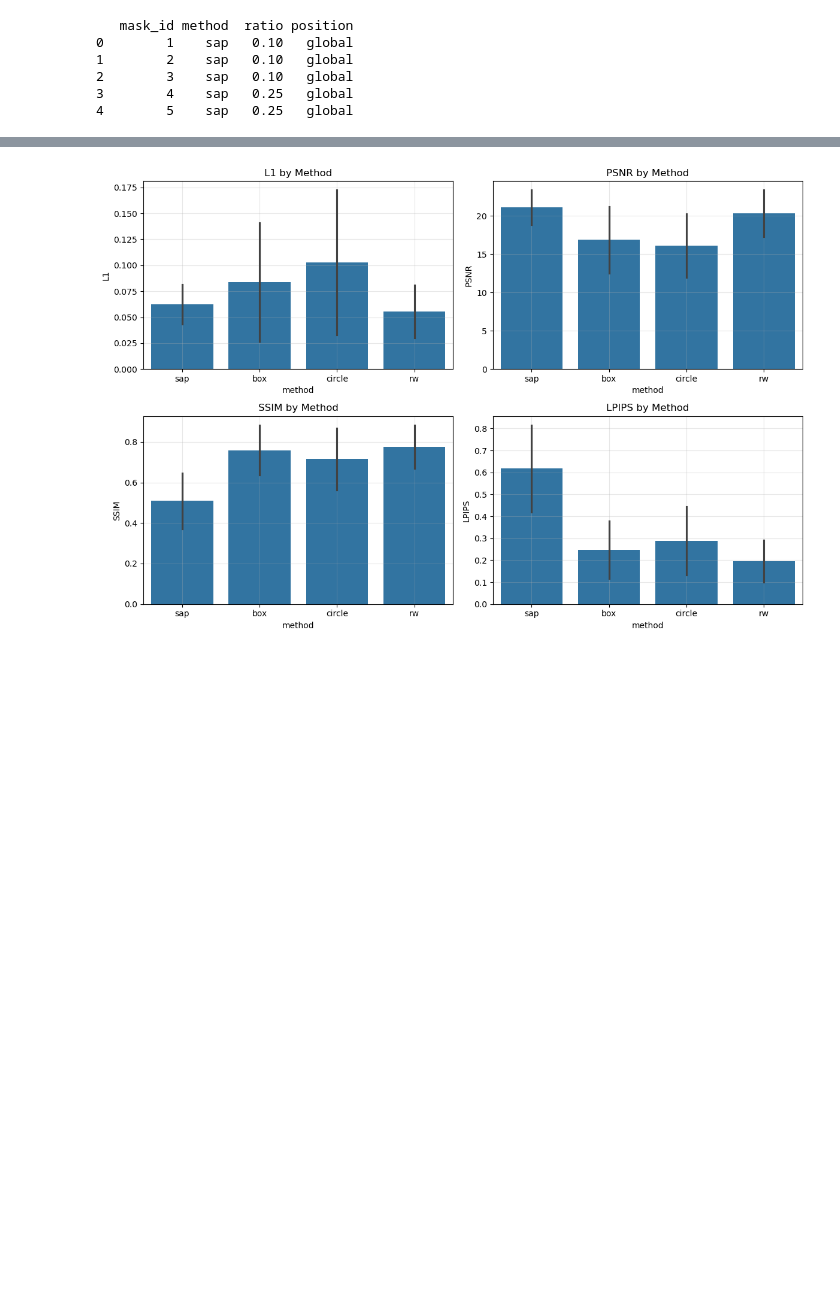
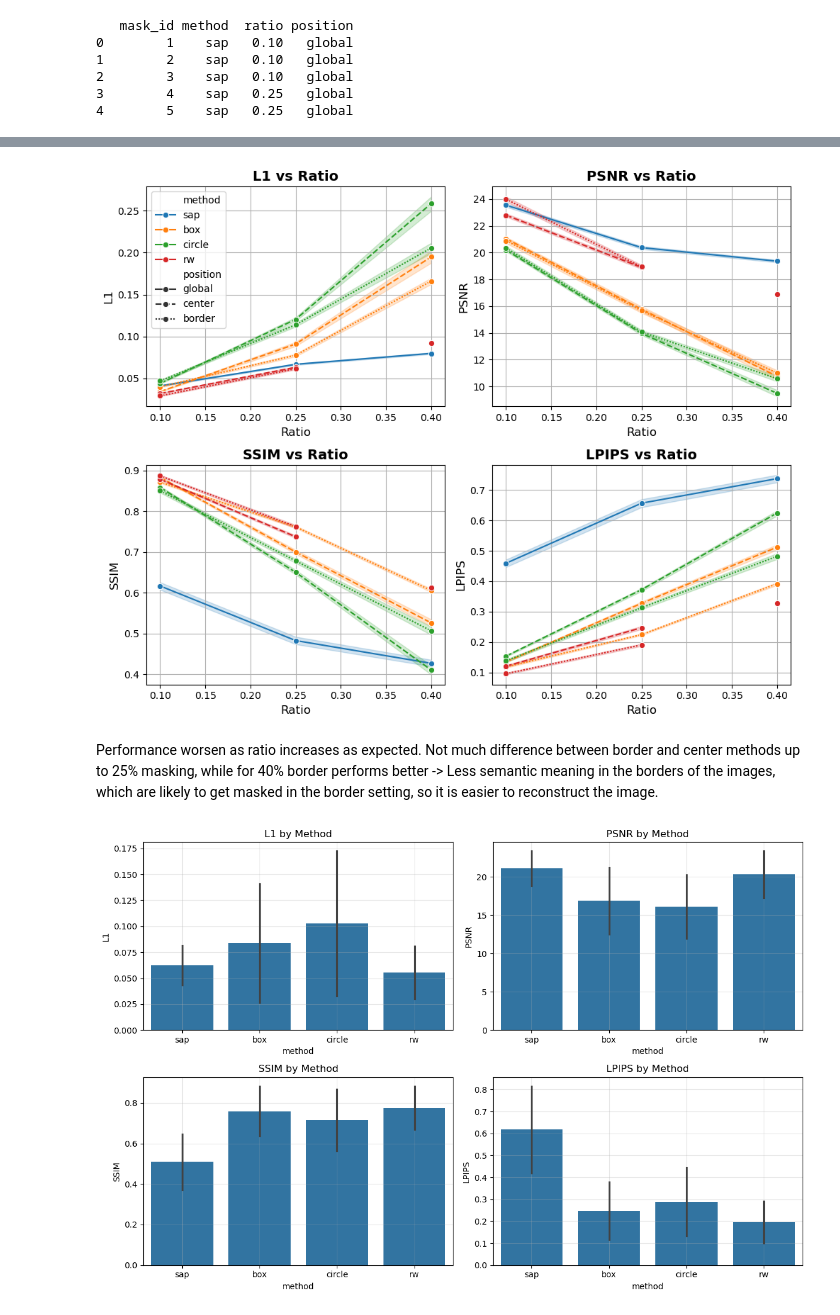
Before and after one commit to Mattia-Ponchio/Vision_Project, a Jupyter notebook: Metrics_analysis.ipynb, the cells around one changed output, grey strips where cells are left out. Saved outputs shown, nothing was run; the diff lists cells and outputs as text; code cells hidden in the pictures; blank space fills up the shorter version.

```diff
--- a/Metrics_analysis.ipynb
+++ b/Metrics_analysis.ipynb
@@ -482,3 +511,62 @@ plot_metric_vs_ratio(df, metric_names)
+# %%
+import matplotlib.pyplot as plt
+import seaborn as sns
+
+def plot_metric_vs_ratio(df, metrics=("L1", "PSNR", "SSIM", "LPIPS")):
+    """
+    Shows how metrics evolve with hole ratio in a compact 2x2 grid.
+    Legend is kept only in the upper-left subplot (first plot).
+    """
+    # Compact figure size
+    fig, axes = plt.subplots(nrows=2, ncols=2, figsize=(10, 8))
+    axes = axes.ravel()
+
+    # Font size configurations
+    TITLE_SIZE = 14
+    LABEL_SIZE = 12
+    TICK_SIZE = 10
+    LEGEND_SIZE = 10
+
+    for idx, metric in enumerate(metrics):
+        ax = axes[idx]
+
+        # Keep legend only for the first plot (idx == 0)
+        show_legend = (idx == 0)
+
+        sns.lineplot(
+            data=df,
+            x="ratio",
+            y=metric,
+            hue="method",
+            style="position",
+            # errorbar="sd",
+            marker="o",
+            legend=show_legend,
+            ax=ax
+        )
+
+        # Apply enlarged font sizes
+        ax.set_title(f"{metric} vs Ratio", fontsize=TITLE_SIZE, fontweight='bold')
+        ax.set_xlabel("Ratio", fontsize=LABEL_SIZE)
+        ax.set_ylabel(metric, fontsize=LABEL_SIZE)
+        ax.tick_params(axis='both', which='major', labelsize=TICK_SIZE)
+
+        # Configure legend font size for upper-left plot
+        if show_legend and ax.get_legend():
+            plt.setp(ax.get_legend().get_texts(), fontsize=LEGEND_SIZE)
+            plt.setp(ax.get_legend().get_title(), fontsize=LEGEND_SIZE)
+
+        ax.grid(True)
+
+    plt.tight_layout()
+    plt.show()
+
+plot_metric_vs_ratio(df, metric_names)
+# %% [output]
+[figure, added]
+# %% [markdown]
+Performance worsen as ratio increases as expected.
+Not much difference between border and center methods up to 25% masking, while for 40% border performs better -> Less semantic meaning in the borders of the images, which are likely to get masked in the border setting, so it is easier to reconstruct the image.
 # %%
 def plot_method_comparison(df, metrics=("L1", "PSNR", "SSIM", "LPIPS")):
     """
```
Also changed, not shown: parts of 16 cells of this notebook.
